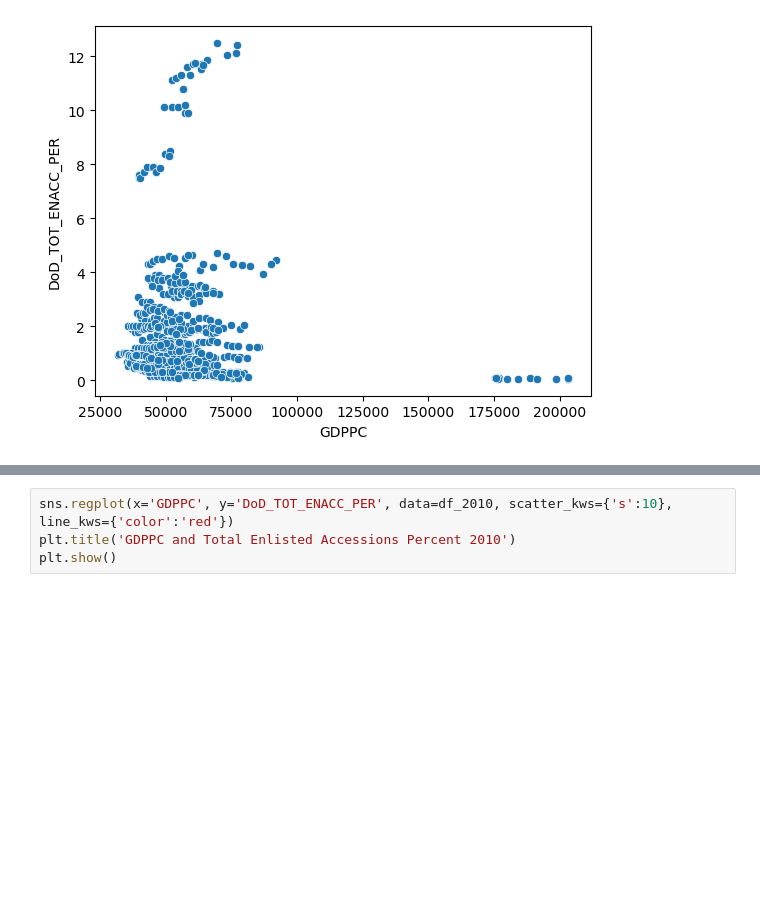
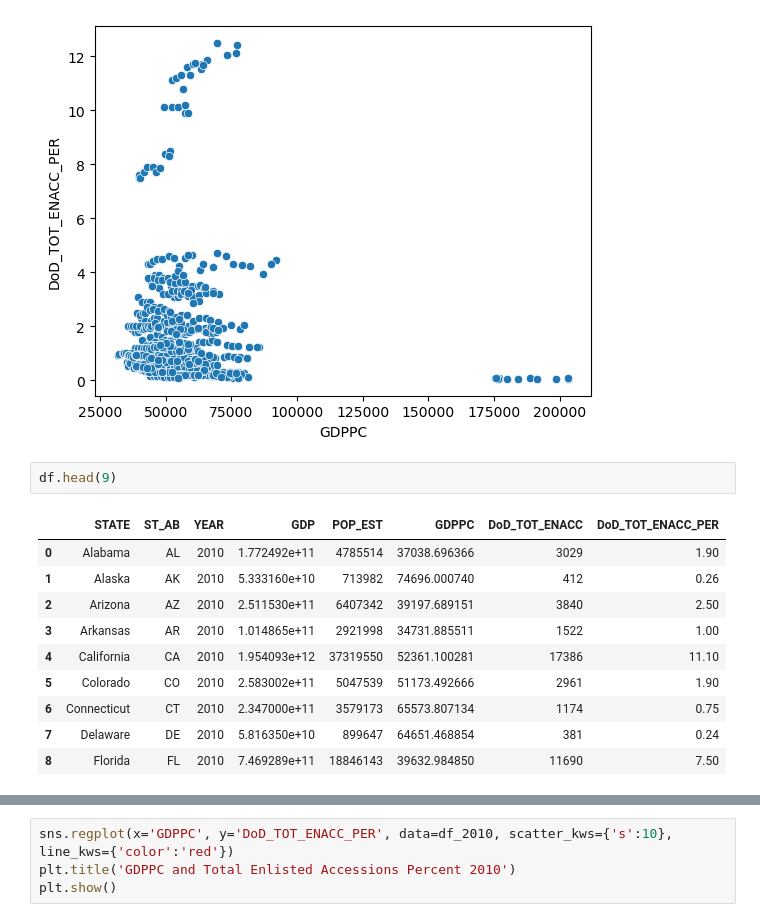
Before and after one commit to lightc4/lightch_capstone1, a Jupyter notebook: notebook/GDPPC.ipynb, the cells around one changed output, grey strips where cells are left out. Drawn from its saved outputs; the diff is of its cells as text; blank space fills up the shorter version.

```diff
--- a/notebook/GDPPC.ipynb
+++ b/notebook/GDPPC.ipynb
@@ -303,3 +303,16 @@ plt.show()
 sns.scatterplot(x='GDPPC', y='DoD_TOT_ENACC_PER', data = df);
 # %% [output]
 [figure]
+# %%
+df.head(9)
+# %% [output]
+|  | STATE | ST_AB | YEAR | GDP | POP_EST | GDPPC | DoD_TOT_ENACC | DoD_TOT_ENACC_PER |
+| 0 | Alabama | AL | 2010 | 1.772492e+11 | 4785514 | 37038.696366 | 3029 | 1.90 |
+| 1 | Alaska | AK | 2010 | 5.333160e+10 | 713982 | 74696.000740 | 412 | 0.26 |
+| 2 | Arizona | AZ | 2010 | 2.511530e+11 | 6407342 | 39197.689151 | 3840 | 2.50 |
+| 3 | Arkansas | AR | 2010 | 1.014865e+11 | 2921998 | 34731.885511 | 1522 | 1.00 |
+| 4 | California | CA | 2010 | 1.954093e+12 | 37319550 | 52361.100281 | 17386 | 11.10 |
+| 5 | Colorado | CO | 2010 | 2.583002e+11 | 5047539 | 51173.492666 | 2961 | 1.90 |
+| 6 | Connecticut | CT | 2010 | 2.347000e+11 | 3579173 | 65573.807134 | 1174 | 0.75 |
+| 7 | Delaware | DE | 2010 | 5.816350e+10 | 899647 | 64651.468854 | 381 | 0.24 |
+| 8 | Florida | FL | 2010 | 7.469289e+11 | 18846143 | 39632.984850 | 11690 | 7.50 |
```
Also changed, not shown: parts of 7 cells of this notebook, 2 other files.
